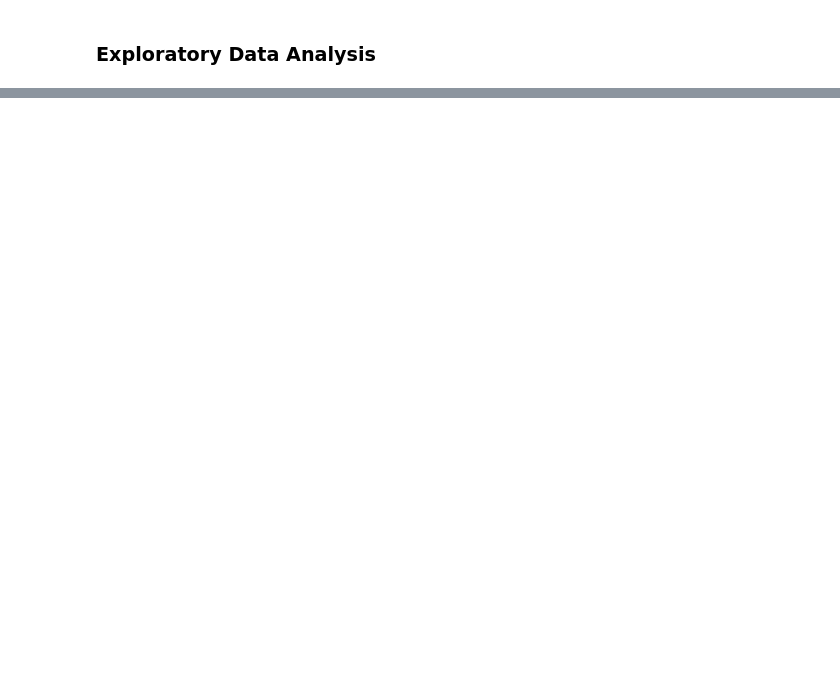
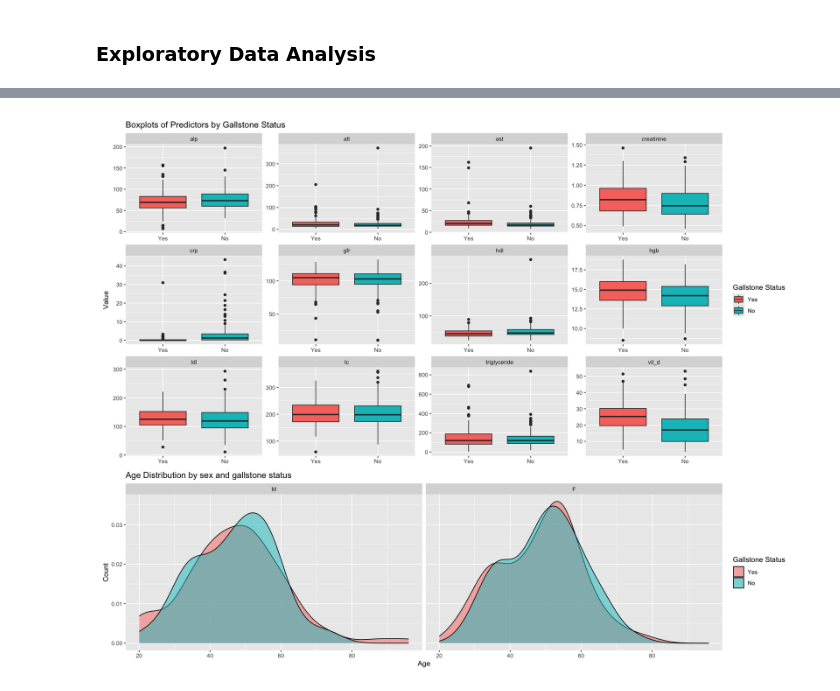
Before and after one commit to hakkd/STAT-301-group-project, a Jupyter notebook: Gallstone.ipynb, the cells around one changed output, grey strips where cells are left out. Saved outputs shown, nothing was run; the diff lists cells and outputs as text; code cells hidden in the pictures; blank space fills up the shorter version.

Commit message:
added EDA figures

```diff
--- a/Gallstone.ipynb
+++ b/Gallstone.ipynb
@@ -158,0 +207,26 @@ Esen, I., Arslan, H., Aktürk, S., Gülşen, M., Kültekin, N., & Özdemir, O. (
+# %%
+# create boxplots for each predictor by gallstone status
+boxplots <- exploratory_data %>%
+  pivot_longer(cols = -c(gallstone_status, age, sex), names_to = "predictor", values_to = "value") %>%
+  ggplot(aes(x = gallstone_status, y = value, fill = gallstone_status)) +
+  geom_boxplot() +
+  facet_wrap(~ predictor, scales = "free") +
+  labs(x = NULL, y = "Value", fill = "Gallstone Status") +
+  ggtitle("Boxplots of Predictors by Gallstone Status")
+# %%
+# create a plot of age distribution by sex and gallstone status
+age_sex_plot <- exploratory_data %>%
+  ggplot(aes(x = age, fill = gallstone_status)) +
+  geom_density(alpha=0.5) +
+  facet_wrap(~ sex) +
+  labs(x = "Age", y = "Count", fill = "Gallstone Status") +
+  ggtitle("Age Distribution by sex and gallstone status")
+# %%
+# generate a composite figure using the two previous plots
+fig <- wrap_plots(boxplots, age_sex_plot,
+           ncol = 1, nrow = 2,
+           widths = c(1, 1), heights = c(1, 0.5))
+
+fig
+# %% [output]
+[figure, added]
```
Also changed, not shown: parts of 5 cells of this notebook.
